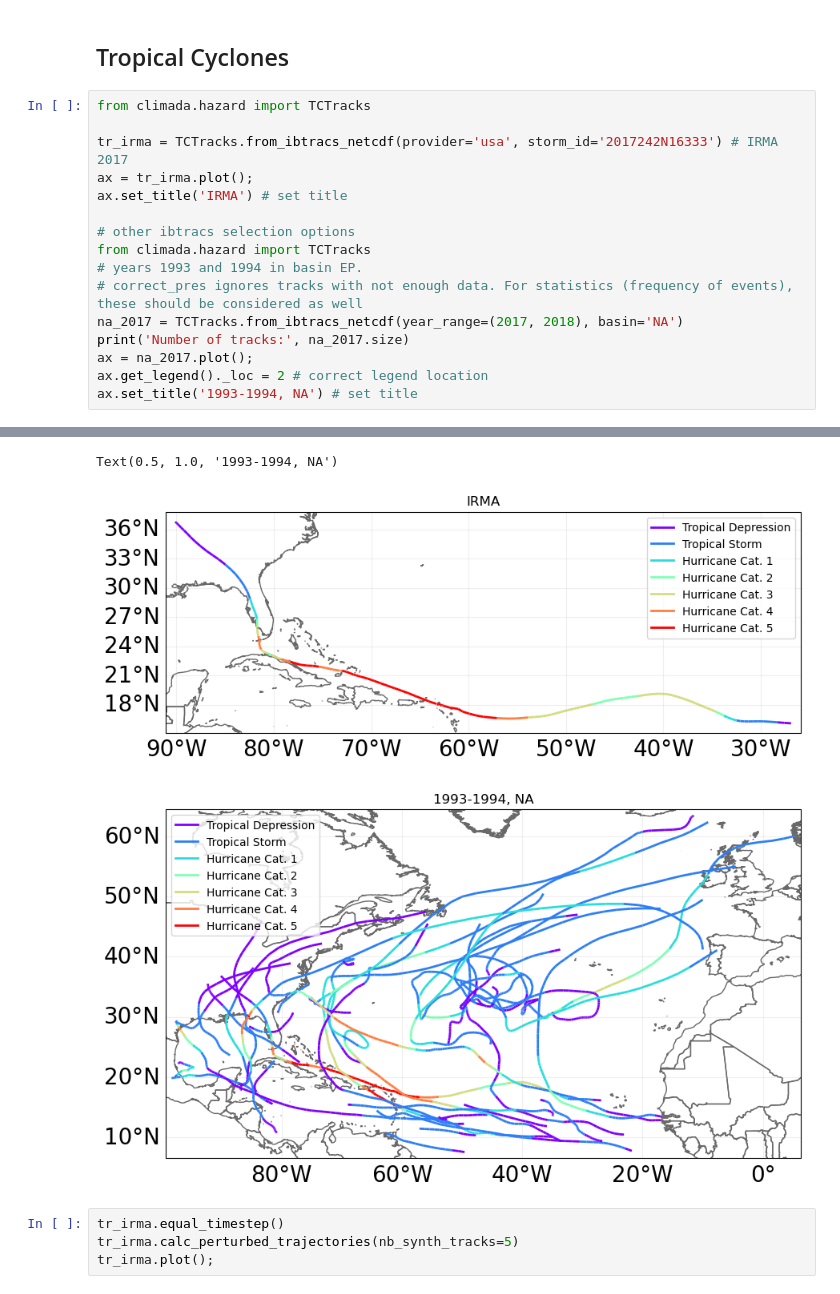
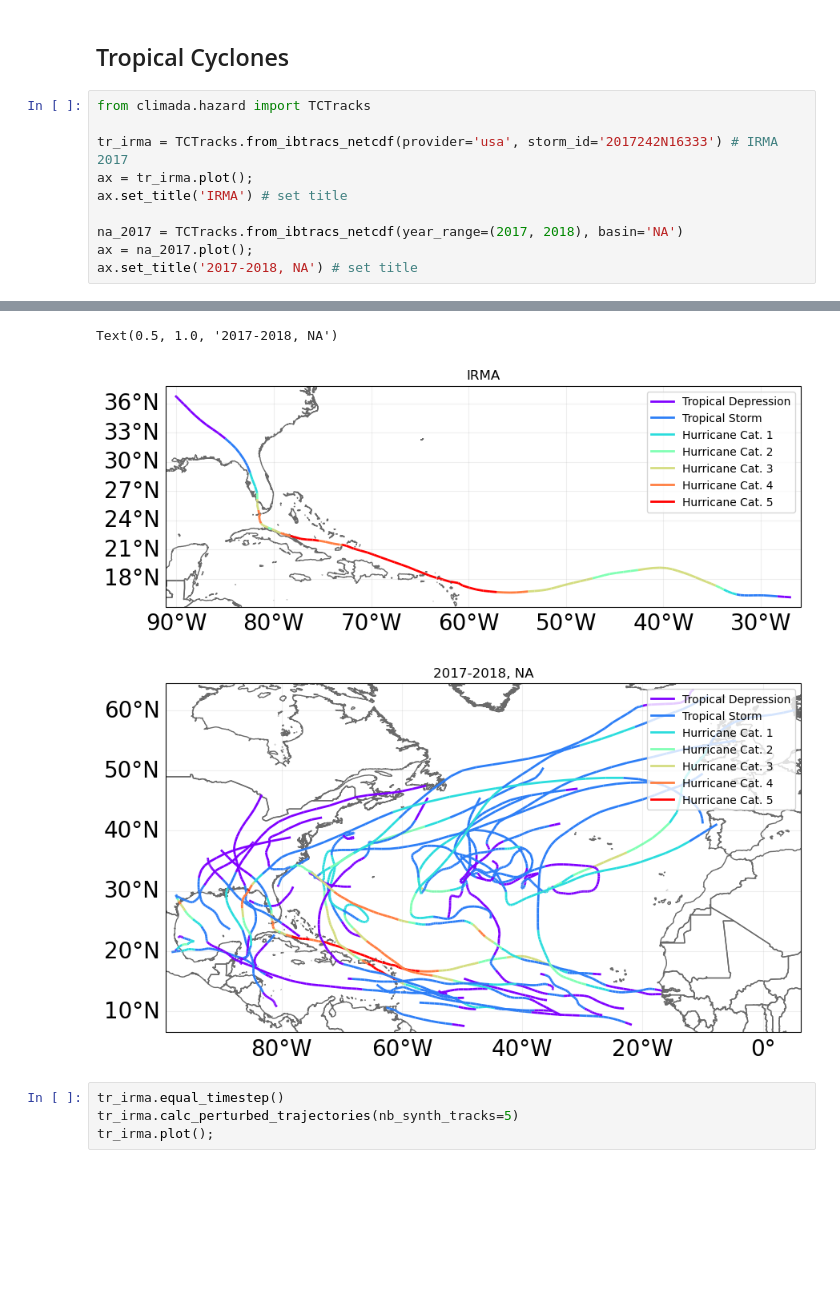
Before and after one commit to chahank/climada_geopython2023, a Jupyter notebook: CLIMADA_demo_GeoPython2023.ipynb, the cells around one changed output, grey strips where cells are left out. Saved outputs shown, nothing was run; the diff lists cells and outputs as text; blank space fills up the shorter version.

```diff
--- a/CLIMADA_demo_GeoPython2023.ipynb
+++ b/CLIMADA_demo_GeoPython2023.ipynb
@@ -41,13 +46,7 @@ tr_irma = TCTracks.from_ibtracs_netcdf(provider='usa', storm_id='2017242N16333')
 ax = tr_irma.plot();
 ax.set_title('IRMA') # set title
 
-# other ibtracs selection options
-from climada.hazard import TCTracks
-# years 1993 and 1994 in basin EP.
-# correct_pres ignores tracks with not enough data. For statistics (frequency of events), these should be considered as well
 na_2017 = TCTracks.from_ibtracs_netcdf(year_range=(2017, 2018), basin='NA')
-print('Number of tracks:', na_2017.size)
 ax = na_2017.plot();
-ax.get_legend()._loc = 2 # correct legend location
-ax.set_title('1993-1994, NA') # set title
+ax.set_title('2017-2018, NA') # set title
 # %% [output]
@@ -57,6 +55,6 @@ Number of tracks: 35
-Text(0.5, 1.0, '1993-1994, NA')
+Text(0.5, 1.0, '2017-2018, NA')
 [figure]
-[figure, old version]
+[figure, new version]
 # %%
 tr_irma.equal_timestep()
 tr_irma.calc_perturbed_trajectories(nb_synth_tracks=5)
```
Also changed, not shown: parts of 18 cells of this notebook.
